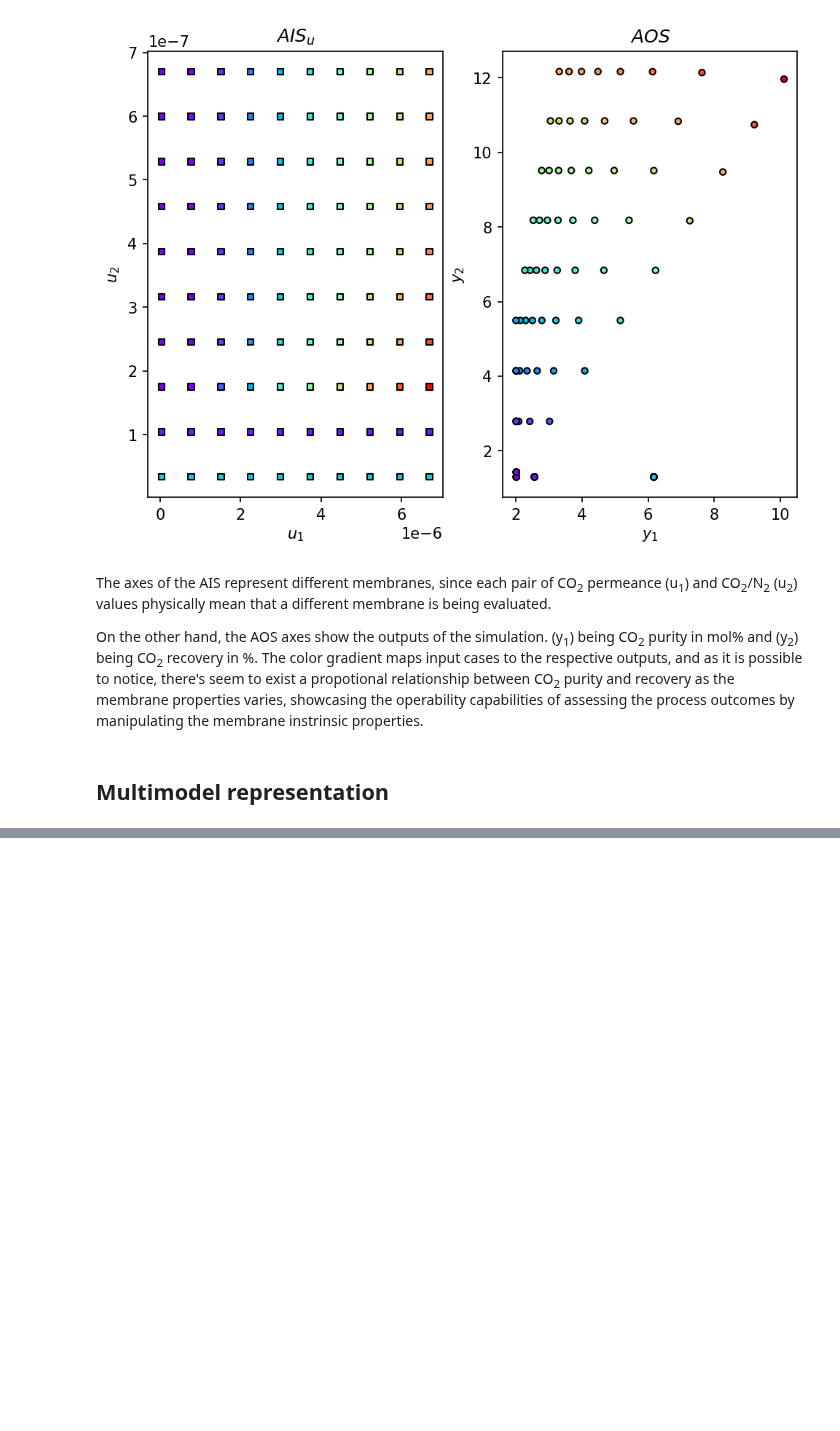
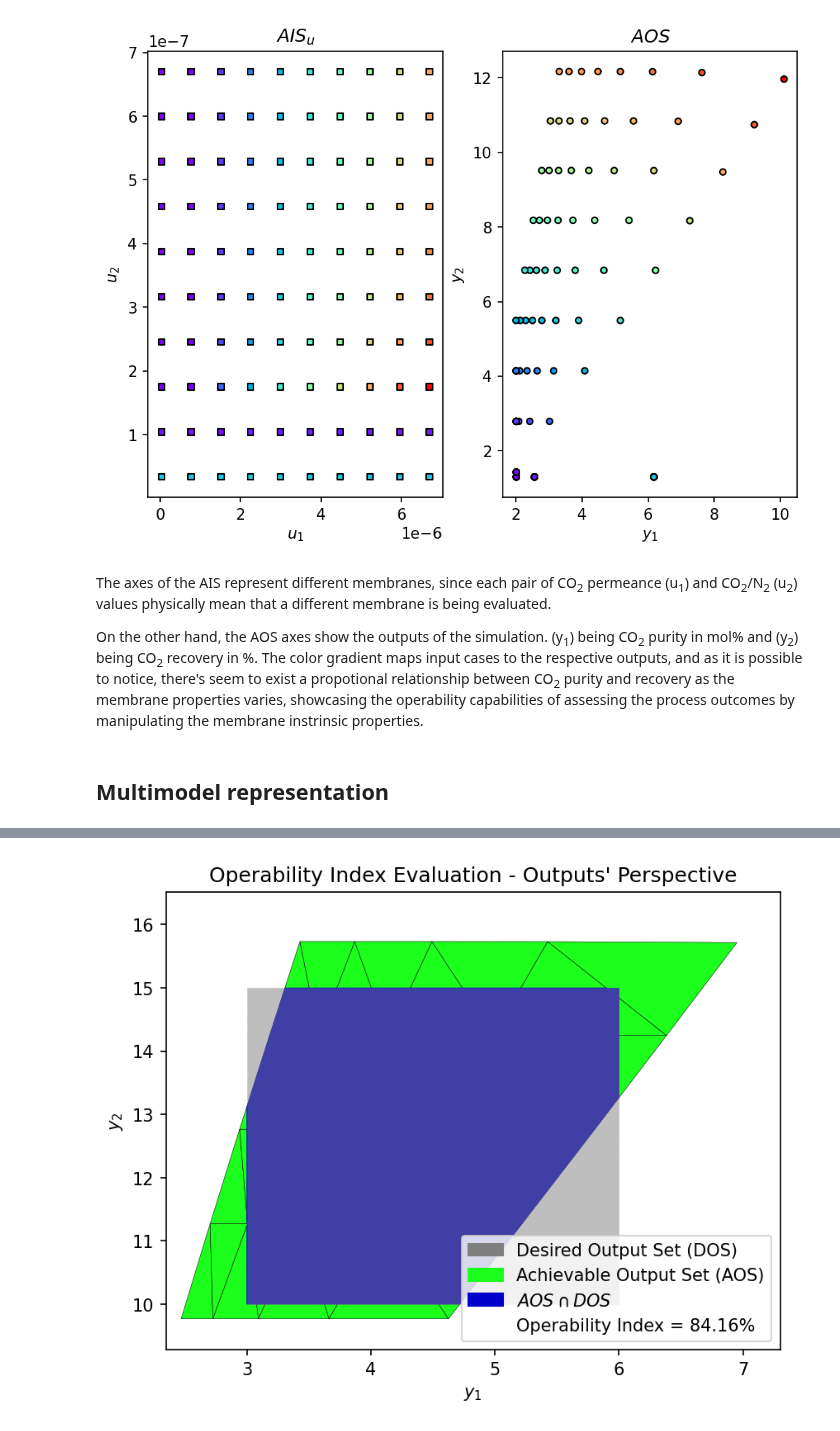
Before and after one commit to CODES-group/opyrability, a Jupyter notebook: docs/examples_gallery/APSandOpyrability.ipynb, the cells around one changed output, grey strips where cells are left out. Saved outputs shown, nothing was run; the diff lists cells and outputs as text; code cells hidden in the pictures; blank space fills up the shorter version.

```diff
--- a/docs/examples_gallery/APSandOpyrability.ipynb
+++ b/docs/examples_gallery/APSandOpyrability.ipynb
@@ -310,4 +329,6 @@ AOS_reg = multimodel_rep(Multi, AIS_bounds, AIS_resolution) #Multimodel represen
 # %%
-DOS_bounds =  np.array([[1.0, 1.8],
-                            [20, 50]])
+DOS_bounds =  np.array([[3, 6],
+                            [10, 15]])
 OI = OI_eval(AOS_reg, DOS_bounds)
+# %% [output]
+[figure, added]
```
Also changed, not shown: parts of 1 cell of this notebook.
